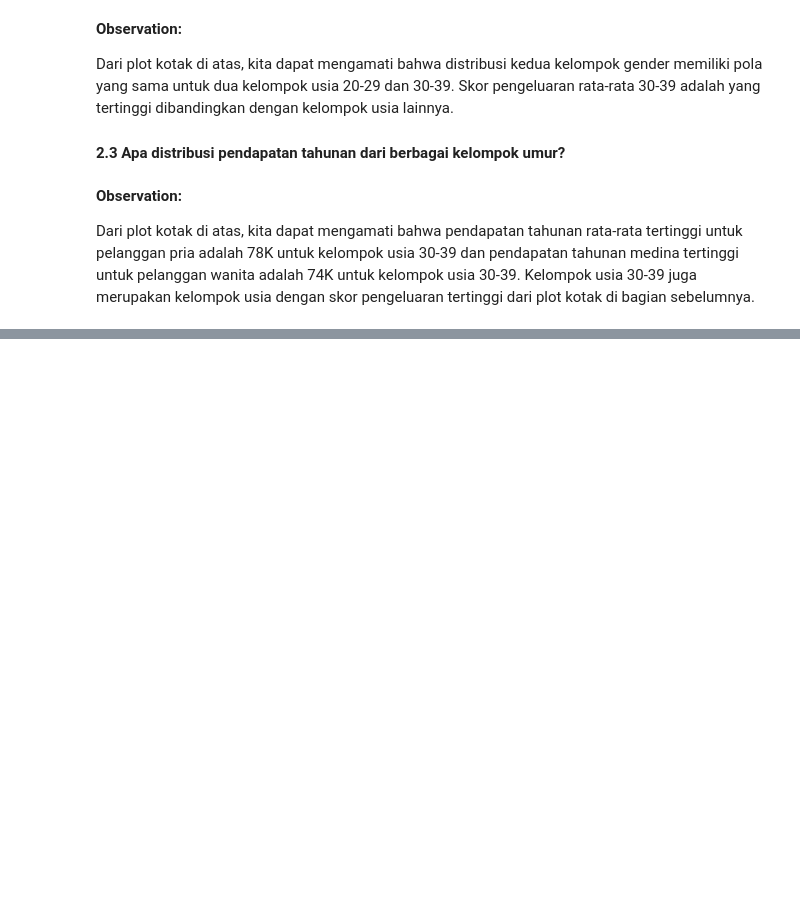
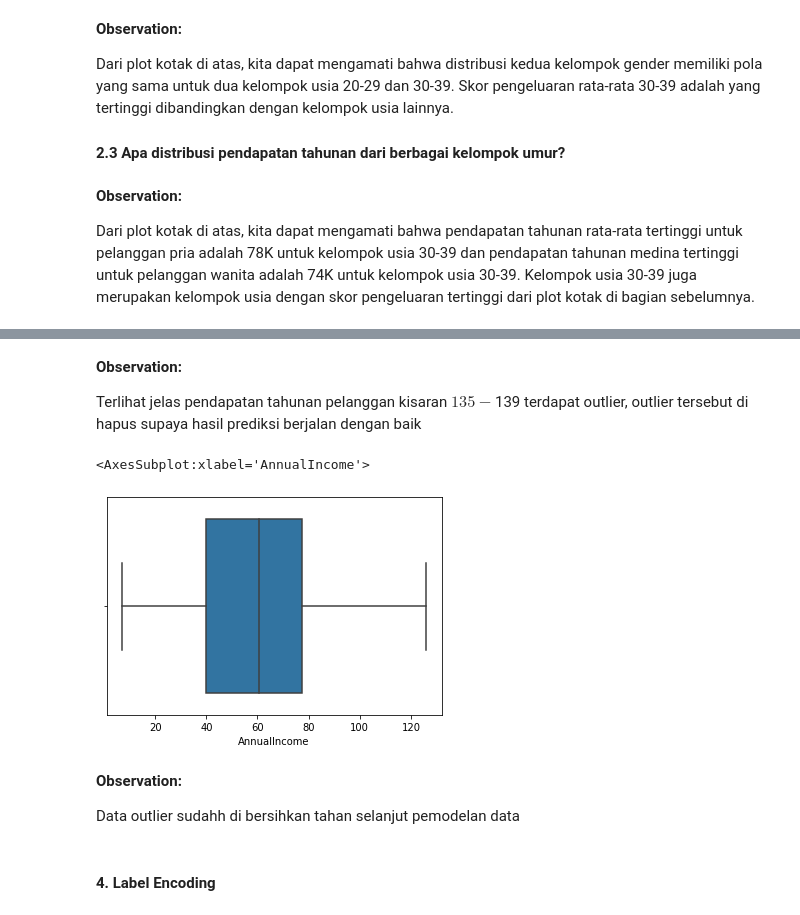
Before and after one commit to JuanFakhri/Mall_Customer_Segmentation_Data, a Jupyter notebook: Portfolio_Mall_Customer_Segmentation_Data.ipynb, the cells around one changed output, grey strips where cells are left out. Drawn from its saved outputs; the diff is of its cells as text; code cells hidden in the pictures; blank space fills up the shorter version.

```diff
--- a/Portfolio_Mall_Customer_Segmentation_Data.ipynb
+++ b/Portfolio_Mall_Customer_Segmentation_Data.ipynb
@@ -171,0 +232,22 @@ Dari plot kotak di atas, kita dapat mengamati bahwa pendapatan tahunan rata-rata
+# %% [markdown]
+<b>Observation:</b>
+
+Terlihat jelas pendapatan tahunan pelanggan kisaran $135-$139 terdapat outlier, outlier tersebut  di hapus supaya hasil prediksi berjalan dengan baik
+# %%
+# Replacement of Outliers¶
+q1=dfCopy.AnnualIncome.quantile(0.25)
+q3=dfCopy.AnnualIncome.quantile(0.75)
+IQR=q3-q1
+upper_limit=q3+1.5*IQR
+lower_limit=q1-1.5*IQR
+dfCopy['AnnualIncome'] = np.where(dfCopy['AnnualIncome'] > upper_limit, 7, dfCopy['AnnualIncome'])
+sns.boxplot(x=dfCopy.AnnualIncome,showfliers = False)
+# %% [output]
+<AxesSubplot:xlabel='AnnualIncome'>
+[figure, added]
+# %% [markdown]
+<b>Observation:</b>
+
+Data outlier sudahh di bersihkan tahan selanjut pemodelan data
+# %% [markdown]
+#### 4. Label Encoding
```
Also changed, not shown: parts of 23 cells of this notebook.
